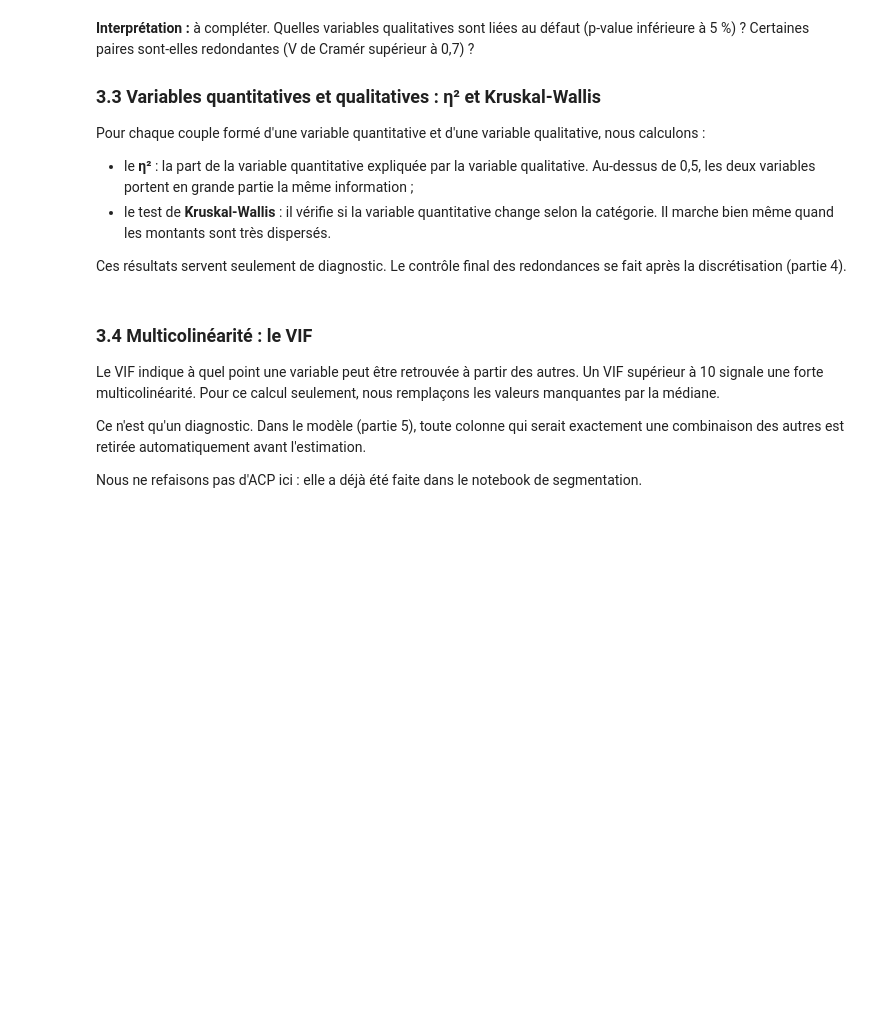
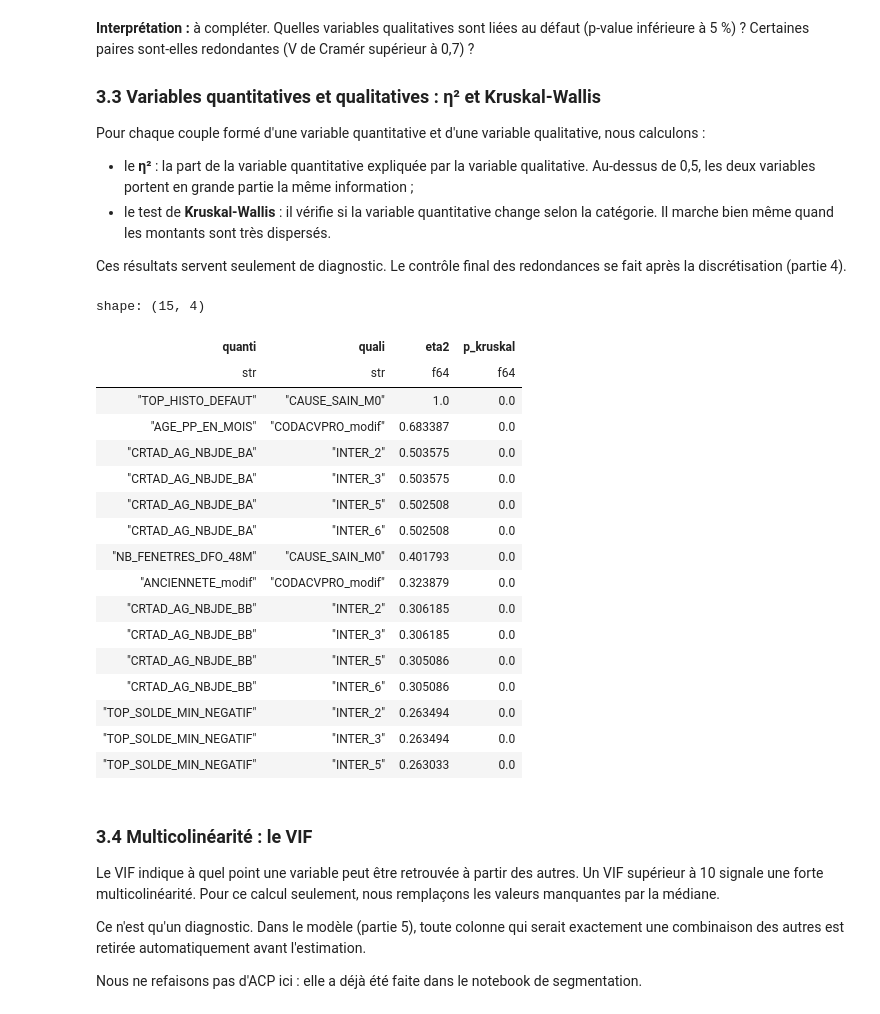
Before and after one commit to fulfam97/Projet-scoring, a Jupyter notebook: Analyse_Mono_Sans_Engagement_decoupe.ipynb, the cells around one changed output. Cells and saved outputs as stored; diff of their text form; code cells hidden in the pictures; blank space fills up the shorter version.

```diff
--- a/Analyse_Mono_Sans_Engagement_decoupe.ipynb
+++ b/Analyse_Mono_Sans_Engagement_decoupe.ipynb
@@ -692,4 +979,4 @@ display(liaison_cible.head(20))
 # %%
 # Paires de variables trop corrélées selon Spearman
-paires_spearman = ex.paires_redondantes(fit, CANDIDATS_QUANTI, seuil=SEUIL_CORR)
+paires_spearman = ex.paires_redondantes(train, CANDIDATS_QUANTI, seuil=SEUIL_CORR)
 print(f"Paires redondantes selon Spearman : {paires_spearman.height}")
@@ -696,6 +985,6 @@ print(f"Paires redondantes selon Spearman : {paires_spearman.height}")
 # %%
 # Paires de variables trop corrélées selon Pearson
-X_corr = pd.DataFrame(fit.select(pl.col(CANDIDATS_QUANTI).cast(pl.Float64)).to_numpy(), columns=CANDIDATS_QUANTI)
+X_corr = pd.DataFrame(train.select(pl.col(CANDIDATS_QUANTI).cast(pl.Float64)).to_numpy(), columns=CANDIDATS_QUANTI)
 corr_pearson = X_corr.corr(method="pearson", min_periods=30).to_numpy()
 
 i_sup, j_sup = np.triu_indices(len(CANDIDATS_QUANTI), k=1)
@@ -793,14 +1136,33 @@ def eta2_kruskal(df, quanti, quali):
 # %%
 lignes = []
 for q in VARS_QUANTI_31:
     for c in CANDIDATS_QUALI:
-        resultat = eta2_kruskal(fit, q, c)
+        resultat = eta2_kruskal(train, q, c)
         if resultat is not None:
             lignes.append(resultat)
 
 quanti_quali = pl.DataFrame(lignes, schema={"quanti": pl.String, "quali": pl.String,
                                             "eta2": pl.Float64, "p_kruskal": pl.Float64})
 display(quanti_quali.sort("eta2", descending=True, nulls_last=True).head(15))
+# %% [output]
+shape: (15, 4)
+| quanti | quali | eta2 | p_kruskal |
+| str | str | f64 | f64 |
+| "TOP_HISTO_DEFAUT" | "CAUSE_SAIN_M0" | 1.0 | 0.0 |
+| "AGE_PP_EN_MOIS" | "CODACVPRO_modif" | 0.683387 | 0.0 |
+| "CRTAD_AG_NBJDE_BA" | "INTER_2" | 0.503575 | 0.0 |
+| "CRTAD_AG_NBJDE_BA" | "INTER_3" | 0.503575 | 0.0 |
+| "CRTAD_AG_NBJDE_BA" | "INTER_5" | 0.502508 | 0.0 |
+| "CRTAD_AG_NBJDE_BA" | "INTER_6" | 0.502508 | 0.0 |
+| "NB_FENETRES_DFO_48M" | "CAUSE_SAIN_M0" | 0.401793 | 0.0 |
+| "ANCIENNETE_modif" | "CODACVPRO_modif" | 0.323879 | 0.0 |
+| "CRTAD_AG_NBJDE_BB" | "INTER_2" | 0.306185 | 0.0 |
+| "CRTAD_AG_NBJDE_BB" | "INTER_3" | 0.306185 | 0.0 |
+| "CRTAD_AG_NBJDE_BB" | "INTER_5" | 0.305086 | 0.0 |
+| "CRTAD_AG_NBJDE_BB" | "INTER_6" | 0.305086 | 0.0 |
+| "TOP_SOLDE_MIN_NEGATIF" | "INTER_2" | 0.263494 | 0.0 |
+| "TOP_SOLDE_MIN_NEGATIF" | "INTER_3" | 0.263494 | 0.0 |
+| "TOP_SOLDE_MIN_NEGATIF" | "INTER_5" | 0.263033 | 0.0 |
 # %% [markdown]
 ### 3.4 Multicolinéarité : le VIF
 
```
Also changed, not shown: parts of 99 cells of this notebook, 1 other file.
